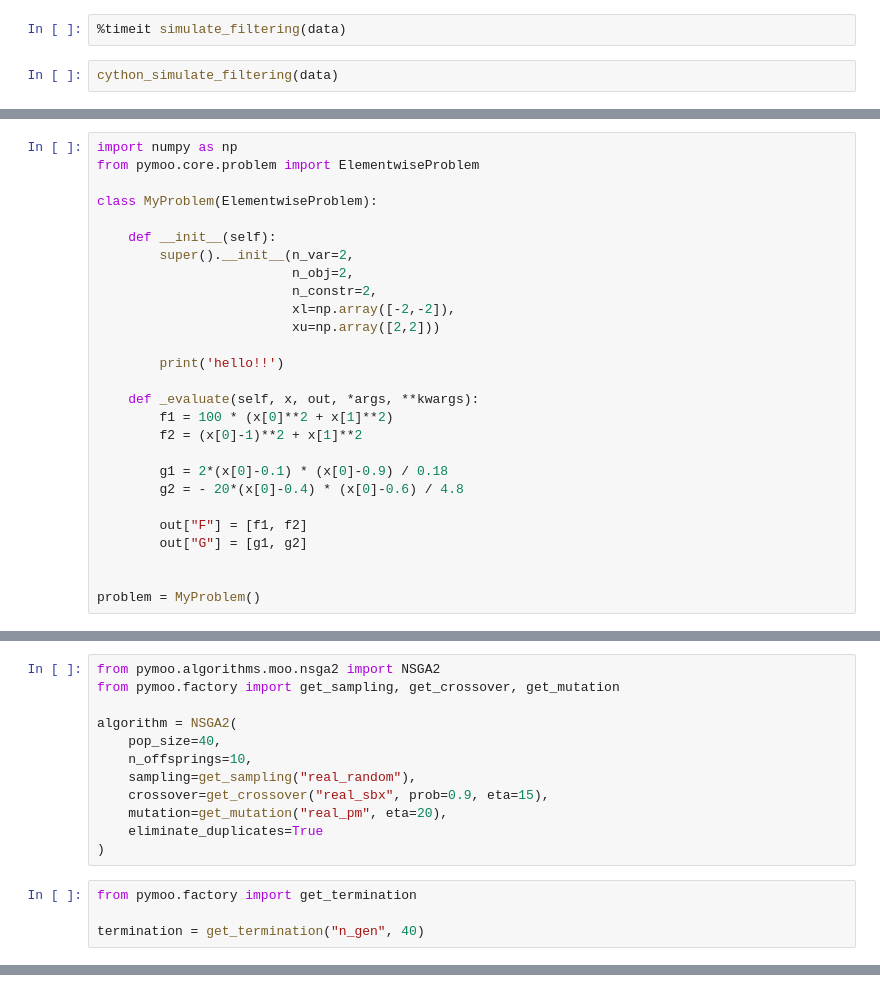
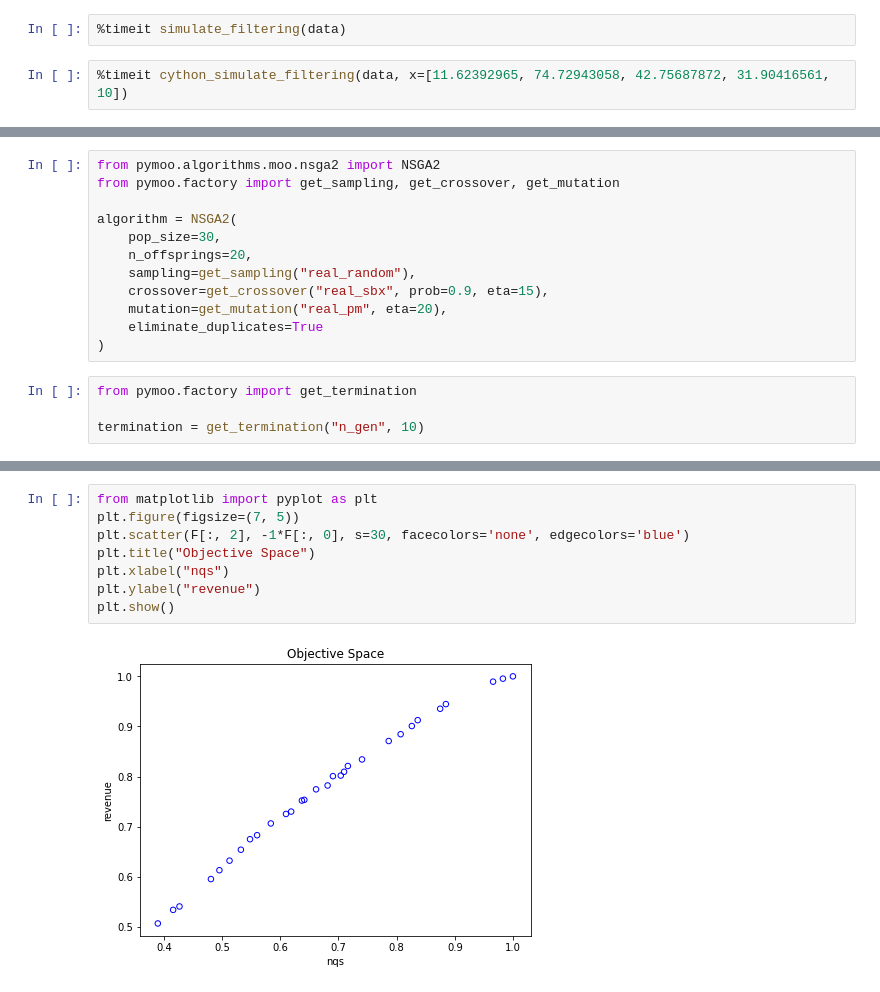
Before and after one commit to Gregory-Eales/nq-filtering, a Jupyter notebook: filter-nq.ipynb, the cells around one changed output, grey strips where cells are left out. Cells and saved outputs as stored; diff of their text form.

```diff
--- a/filter-nq.ipynb
+++ b/filter-nq.ipynb
@@ -203,5 +270,5 @@ nq rate: 24.56%
 # %%
 %timeit simulate_filtering(data)
 # %%
-cython_simulate_filtering(data)
+%timeit cython_simulate_filtering(data, x=[11.62392965, 74.72943058, 42.75687872, 31.90416561, 10])
 # %% [output]
@@ -246,27 +317,0 @@ NameError: name 'MyProblem' is not defined
-# %%
-import numpy as np
-from pymoo.core.problem import ElementwiseProblem
-
-class MyProblem(ElementwiseProblem):
-
-    def __init__(self):
-        super().__init__(n_var=2,
-                         n_obj=2,
-                         n_constr=2,
-                         xl=np.array([-2,-2]),
-                         xu=np.array([2,2]))
-
-        print('hello!!')
-
-    def _evaluate(self, x, out, *args, **kwargs):
-        f1 = 100 * (x[0]**2 + x[1]**2)
-        f2 = (x[0]-1)**2 + x[1]**2
-
-        g1 = 2*(x[0]-0.1) * (x[0]-0.9) / 0.18
-        g2 = - 20*(x[0]-0.4) * (x[0]-0.6) / 4.8
-
-        out["F"] = [f1, f2]
-        out["G"] = [g1, g2]
-
-
-problem = MyProblem()
@@ -277,8 +320,8 @@ from pymoo.algorithms.moo.nsga2 import NSGA2
 from pymoo.factory import get_sampling, get_crossover, get_mutation
 
 algorithm = NSGA2(
-    pop_size=40,
-    n_offsprings=10,
+    pop_size=30,
+    n_offsprings=20,
     sampling=get_sampling("real_random"),
     crossover=get_crossover("real_sbx", prob=0.9, eta=15),
     mutation=get_mutation("real_pm", eta=20),
@@ -287,7 +330,7 @@ algorithm = NSGA2(
 # %%
 from pymoo.factory import get_termination
 
-termination = get_termination("n_gen", 40)
+termination = get_termination("n_gen", 10)
 # %%
 from pymoo.optimize import minimize
 
@@ -320,0 +375,10 @@ n_gen |  n_eval |   cv (min)   |   cv (avg)   |  n_nds  |     eps      |  indica
+# %%
+from matplotlib import pyplot as plt
+plt.figure(figsize=(7, 5))
+plt.scatter(F[:, 2], -1*F[:, 0], s=30, facecolors='none', edgecolors='blue')
+plt.title("Objective Space")
+plt.xlabel("nqs")
+plt.ylabel("revenue")
+plt.show()
+# %% [output]
+[figure, added]
```
Also changed, not shown: parts of 11 cells of this notebook, 1 other file.
